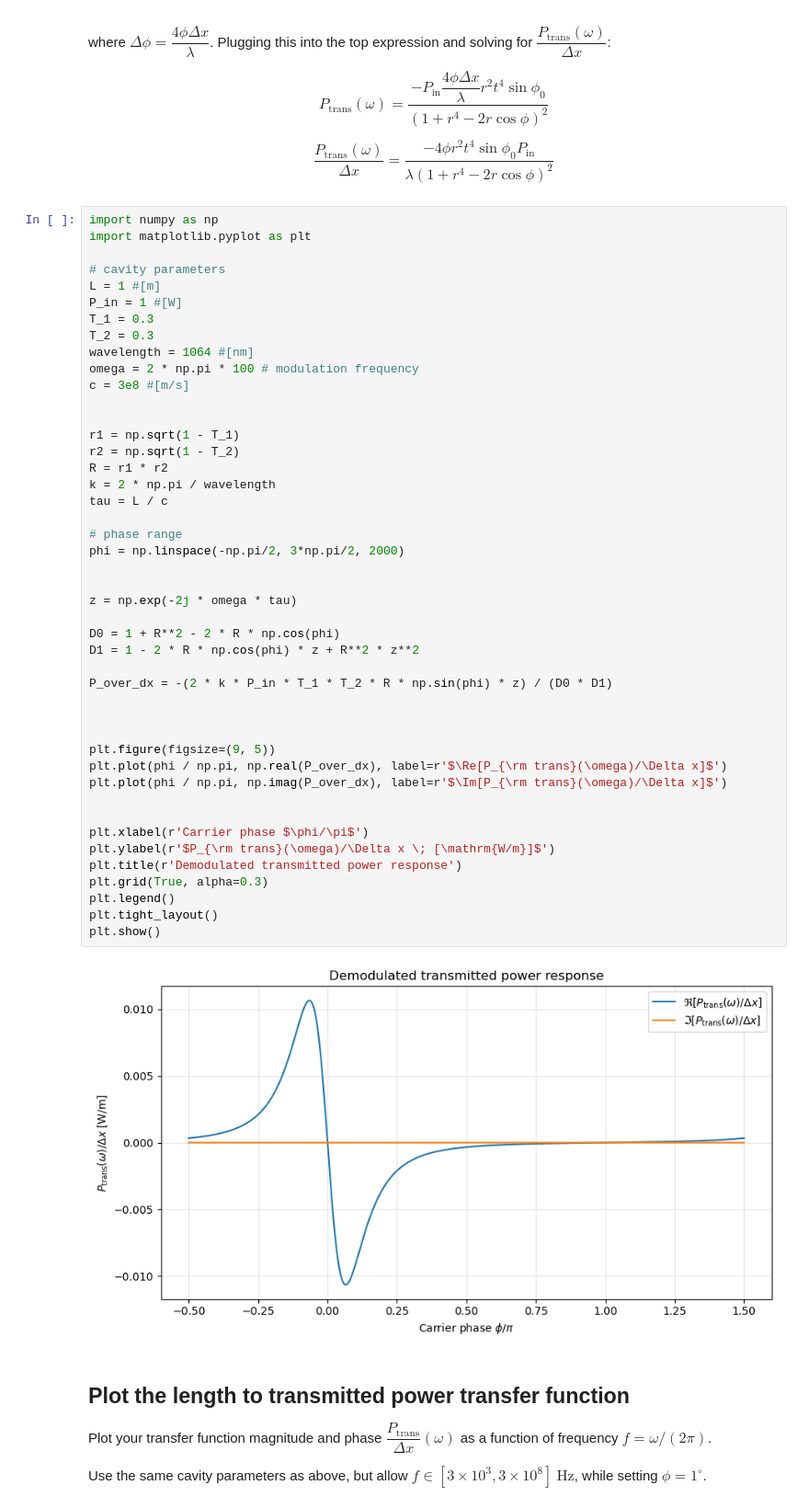
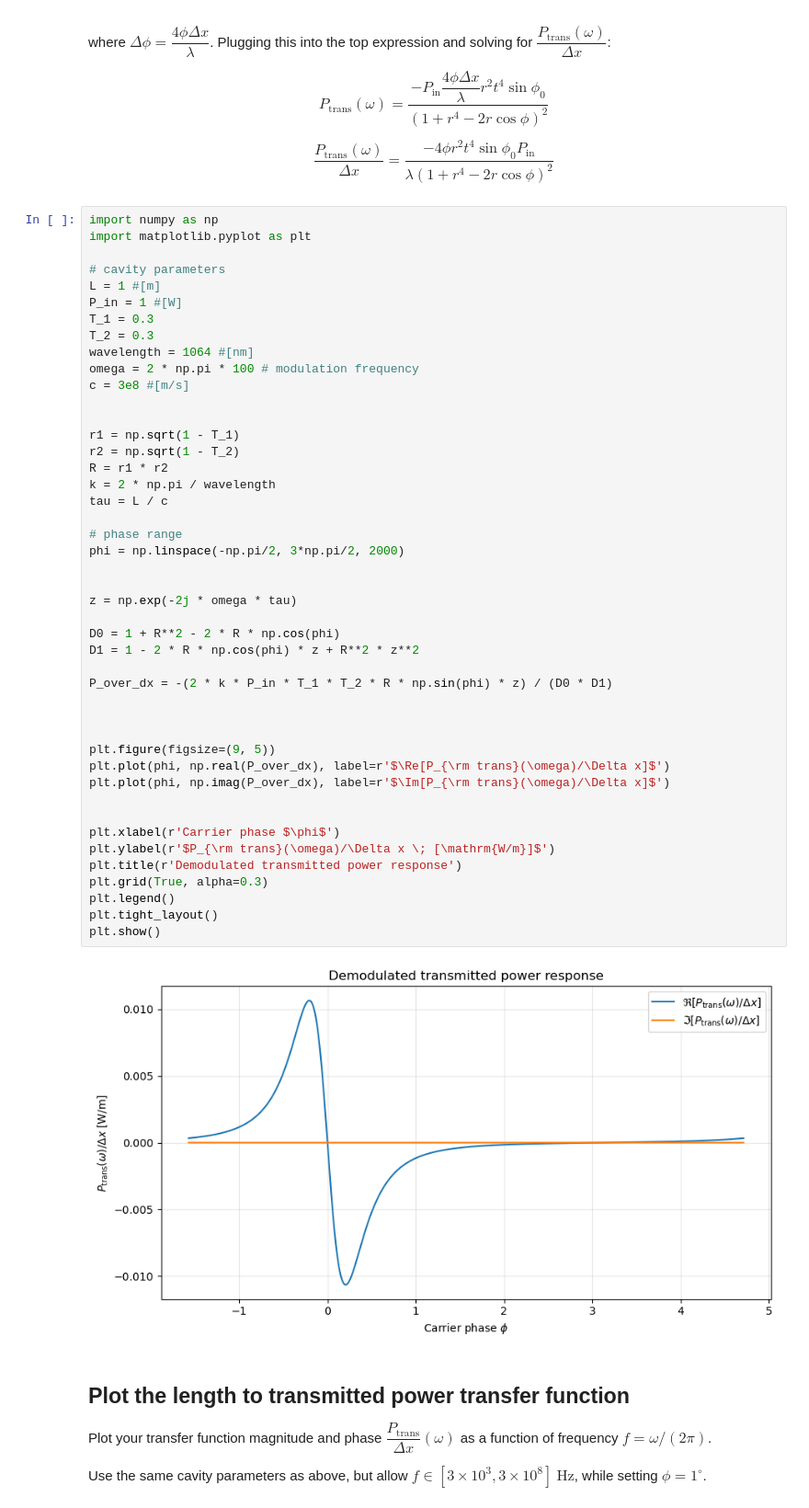
Before and after one commit to cacapuano/carolines_lasers_course_repo, a Jupyter notebook: homework_submissions/capuano_homework_4_dither_locking_pdh_mich_and_fpmi.ipynb, the cells around one changed output. Shown at 92% size. Saved outputs shown, nothing was run; the diff lists cells and outputs as text.

```diff
--- a/homework_submissions/capuano_homework_4_dither_locking_pdh_mich_and_fpmi.ipynb
+++ b/homework_submissions/capuano_homework_4_dither_locking_pdh_mich_and_fpmi.ipynb
@@ -345,37 +311,37 @@ c = 3e8 #[m/s]
 
 r1 = np.sqrt(1 - T_1)
 r2 = np.sqrt(1 - T_2)
 R = r1 * r2
 k = 2 * np.pi / wavelength
 tau = L / c
 
 # phase range
 phi = np.linspace(-np.pi/2, 3*np.pi/2, 2000)
 
 
 z = np.exp(-2j * omega * tau)
 
 D0 = 1 + R**2 - 2 * R * np.cos(phi)
 D1 = 1 - 2 * R * np.cos(phi) * z + R**2 * z**2
 
 P_over_dx = -(2 * k * P_in * T_1 * T_2 * R * np.sin(phi) * z) / (D0 * D1)
 
 
 
 plt.figure(figsize=(9, 5))
-plt.plot(phi / np.pi, np.real(P_over_dx), label=r'$\Re[P_{\rm trans}(\omega)/\Delta x]$')
-plt.plot(phi / np.pi, np.imag(P_over_dx), label=r'$\Im[P_{\rm trans}(\omega)/\Delta x]$')
+plt.plot(phi, np.real(P_over_dx), label=r'$\Re[P_{\rm trans}(\omega)/\Delta x]$')
+plt.plot(phi, np.imag(P_over_dx), label=r'$\Im[P_{\rm trans}(\omega)/\Delta x]$')
 
 
-plt.xlabel(r'Carrier phase $\phi/\pi$')
+plt.xlabel(r'Carrier phase $\phi$')
 plt.ylabel(r'$P_{\rm trans}(\omega)/\Delta x \; [\mathrm{W/m}]$')
 plt.title(r'Demodulated transmitted power response')
 plt.grid(True, alpha=0.3)
 plt.legend()
 plt.tight_layout()
 plt.show()
 # %% [output]
-[figure, old version]
+[figure, new version]
 # %% [markdown]
 ## Plot the length to transmitted power transfer function
 
```
Also changed, not shown: parts of 15 cells of this notebook.
